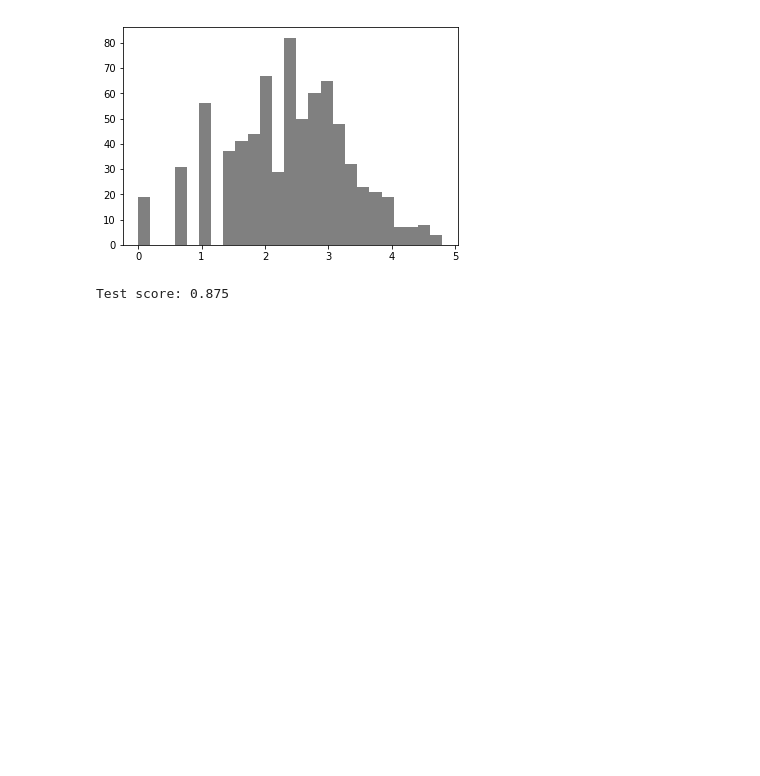
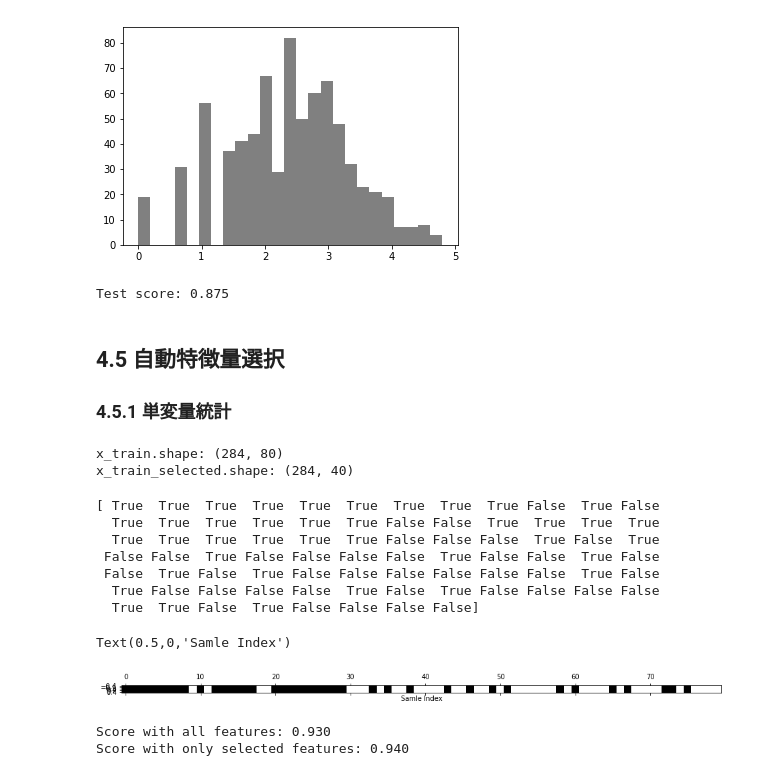
Before and after one commit to nownabe/machine-learning-study, a Jupyter notebook: 04-Introduction-to-Machine-Learning-with-Python/nownabe/ch04/notebook.ipynb, the cells around one changed output. Cells and saved outputs as stored; diff of their text form; code cells hidden in the pictures; blank space fills up the shorter version.

```diff
--- a/04-Introduction-to-Machine-Learning-with-Python/nownabe/ch04/notebook.ipynb
+++ b/04-Introduction-to-Machine-Learning-with-Python/nownabe/ch04/notebook.ipynb
@@ -372,3 +372,57 @@ score = Ridge().fit(x_train_log, y_train).score(x_test_log, y_test)
 print("Test score: {:.3f}".format(score))
 # %% [output]
 Test score: 0.875
+# %% [markdown]
+## 4.5 自動特徴量選択
+### 4.5.1 単変量統計
+# %%
+from sklearn.datasets import load_breast_cancer
+from sklearn.feature_selection import SelectPercentile
+from sklearn.model_selection import train_test_split
+
+cancer = load_breast_cancer()
+
+rng = np.random.RandomState(42)
+noise = rng.normal(size=(len(cancer.data), 50))
+x_w_noise = np.hstack([cancer.data, noise])
+
+x_train, x_test, y_train, y_test = train_test_split(x_w_noise, cancer.target, random_state=0, test_size=.5)
+
+select = SelectPercentile(percentile=50)
+select.fit(x_train, y_train)
+x_train_selected = select.transform(x_train)
+
+print("x_train.shape: {}".format(x_train.shape))
+print("x_train_selected.shape: {}".format(x_train_selected.shape))
+# %% [output]
+x_train.shape: (284, 80)
+x_train_selected.shape: (284, 40)
+# %%
+mask = select.get_support()
+print(mask)
+
+plt.matshow(mask.reshape(1, -1), cmap="gray_r")
+plt.xlabel("Samle Index")
+# %% [output]
+[ True  True  True  True  True  True  True  True  True False  True False
+  True  True  True  True  True  True False False  True  True  True  True
+  True  True  True  True  True  True False False False  True False  True
+ False False  True False False False False  True False False  True False
+ False  True False  True False False False False False False  True False
+  True False False False False  True False  True False False False False
+  True  True False  True False False False False]
+Text(0.5,0,'Samle Index')
+[figure, added]
+# %%
+from sklearn.linear_model import LogisticRegression
+
+x_test_selected = select.transform(x_test)
+
+lr = LogisticRegression()
+lr.fit(x_train, y_train)
+print("Score with all features: {:.3f}".format(lr.score(x_test, y_test)))
+lr.fit(x_train_selected, y_train)
+print("Score with only selected features: {:.3f}".format(lr.score(x_test_selected, y_test)))
+# %% [output]
+Score with all features: 0.930
+Score with only selected features: 0.940
```
Also changed, not shown: parts of 18 cells of this notebook.
